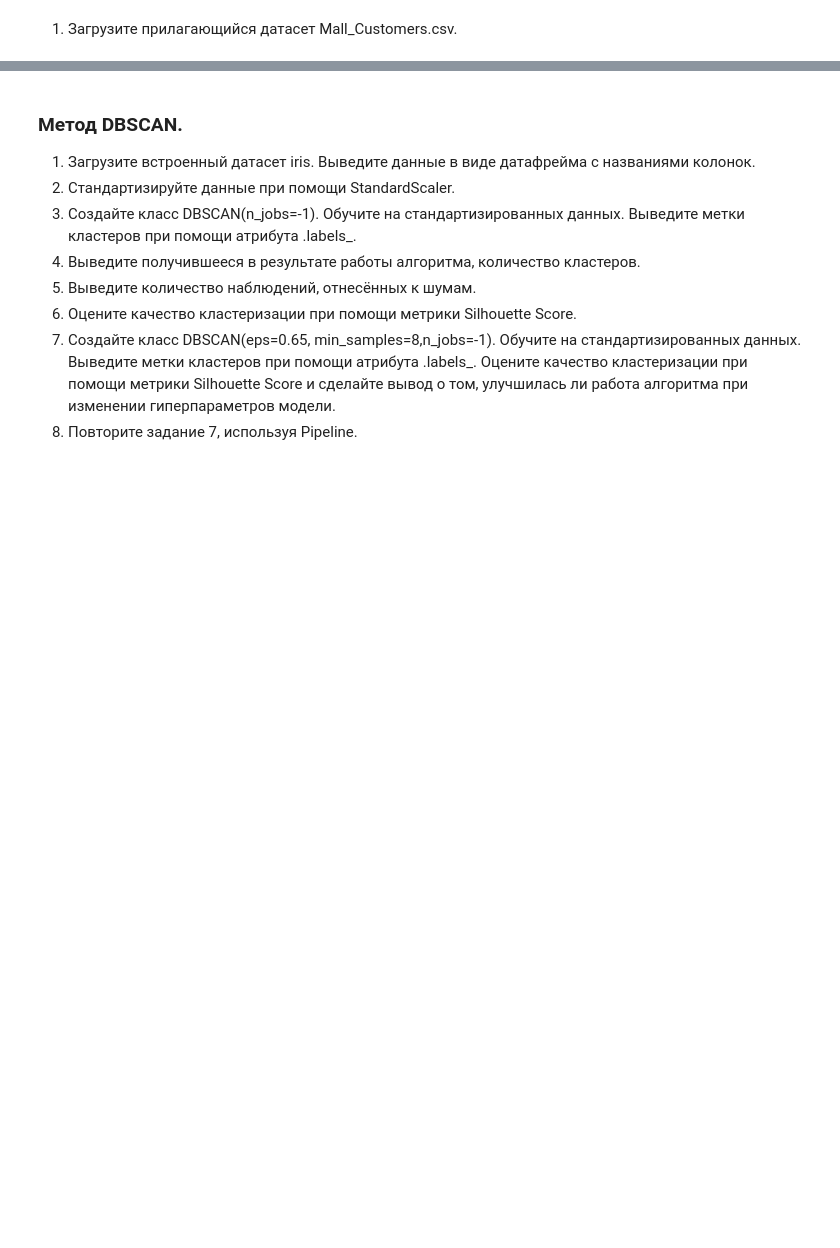
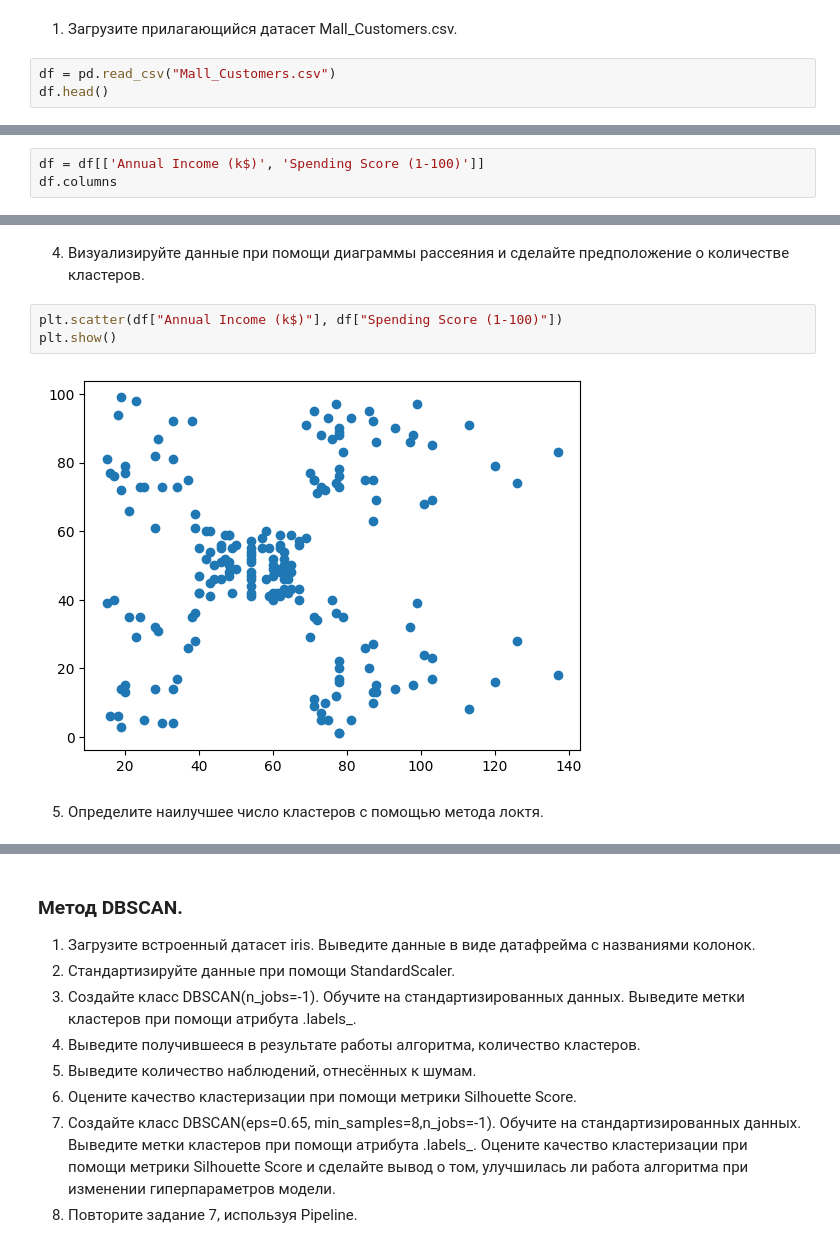
Before and after one commit to consciousnss/fa-machine-learning, a Jupyter notebook: semestr2/clastering_13.ipynb, the cells around one changed output, grey strips where cells are left out. Saved outputs shown, nothing was run; the diff lists cells and outputs as text; blank space fills up the shorter version.

```diff
--- a/clastering_13.ipynb
+++ b/semestr2/clastering_13.ipynb
@@ -335,3 +335,6 @@ np.float64(0.6639710599136929)
 8. Оцените эффективность кластеризации с помощью метрики Silhouette Score.
 # %% [markdown]
 1. Загрузите прилагающийся датасет Mall_Customers.csv.
+# %%
+df = pd.read_csv("Mall_Customers.csv")
+df.head()
@@ -337,0 +350,3 @@ np.float64(0.6639710599136929)
+# %%
+df = df[['Annual Income (k$)', 'Spending Score (1-100)']]
+df.columns
@@ -337,0 +371,9 @@ np.float64(0.6639710599136929)
+# %% [markdown]
+4. Визуализируйте данные при помощи диаграммы рассеяния и сделайте предположение о количестве кластеров.
+# %%
+plt.scatter(df["Annual Income (k$)"], df["Spending Score (1-100)"])
+plt.show()
+# %% [output]
+[figure, added]
+# %% [markdown]
+5. Определите наилучшее число кластеров с помощью метода локтя.
```
Also changed, not shown: parts of 15 cells of this notebook, 1 other file.
